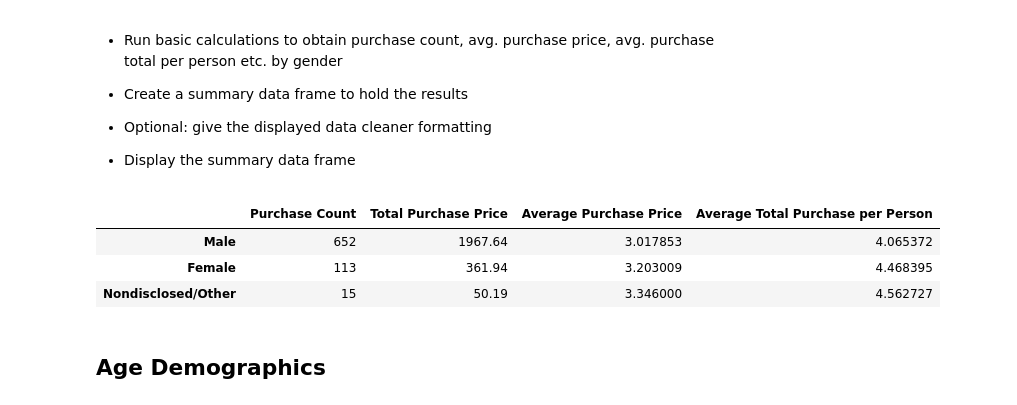
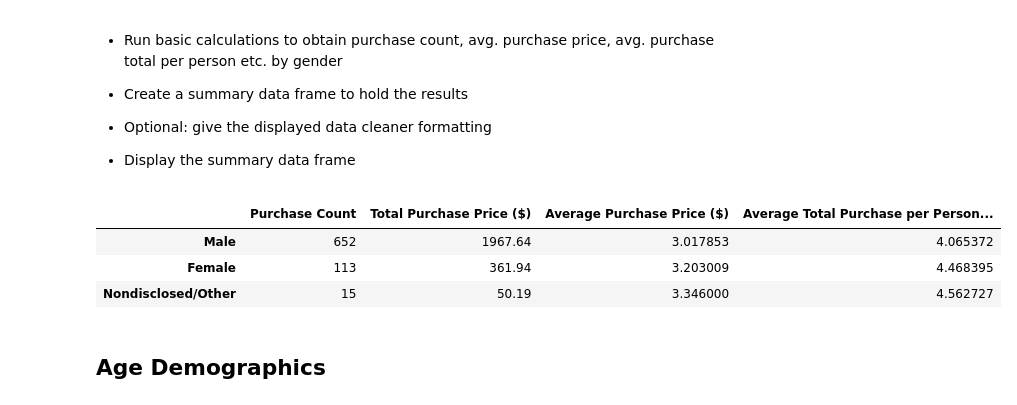
Before and after one commit to swbrummund/HW.04_Heroes_of_Pymoli, a Jupyter notebook: Heroes_Of_Pymoli.ipynb, the cells around one changed output. Saved outputs shown, nothing was run; the diff lists cells and outputs as text; code cells hidden in the pictures.

```diff
--- a/Heroes_Of_Pymoli.ipynb
+++ b/Heroes_Of_Pymoli.ipynb
@@ -170,14 +168,14 @@ avg_price_nondisclosed_player = nondisclosed_price/number_nondisclosed
 # %%
 # Purchase Analisys (Gender)
 purchase_analysis_gender_df = pd.DataFrame({'Purchase Count': [male_purchases, female_purchases, nondisclosed_purchases],
-                              'Total Purchase Price':[male_price, female_price, nondisclosed_price],
-                               'Average Purchase Price':[avg_male_price, avg_female_price, avg_nondisclosed_price],
-                               'Average Total Purchase per Person':[avg_price_male_player,avg_price_female_player,avg_price_nondisclosed_player]
+                              'Total Purchase Price ($)':[male_price, female_price, nondisclosed_price],
+                               'Average Purchase Price ($)':[avg_male_price, avg_female_price, avg_nondisclosed_price],
+                               'Average Total Purchase per Person ($)':[avg_price_male_player,avg_price_female_player,avg_price_nondisclosed_player]
                                })
 purchase_analysis_gender_df = purchase_analysis_gender_df.rename(index={0:'Male',1:'Female',2:'Nondisclosed/Other'})
 purchase_analysis_gender_df
 # %% [output]
-|  | Purchase Count | Total Purchase Price | Average Purchase Price | Average Total Purchase per Person |
+|  | Purchase Count | Total Purchase Price ($) | Average Purchase Price ($) | Average Total Purchase per Person... |
 | Male | 652 | 1967.64 | 3.017853 | 4.065372 |
 | Female | 113 | 361.94 | 3.203009 | 4.468395 |
 | Nondisclosed/Other | 15 | 50.19 | 3.346000 | 4.562727 |
```
Also changed, not shown: parts of 14 cells of this notebook, 3 other files.
